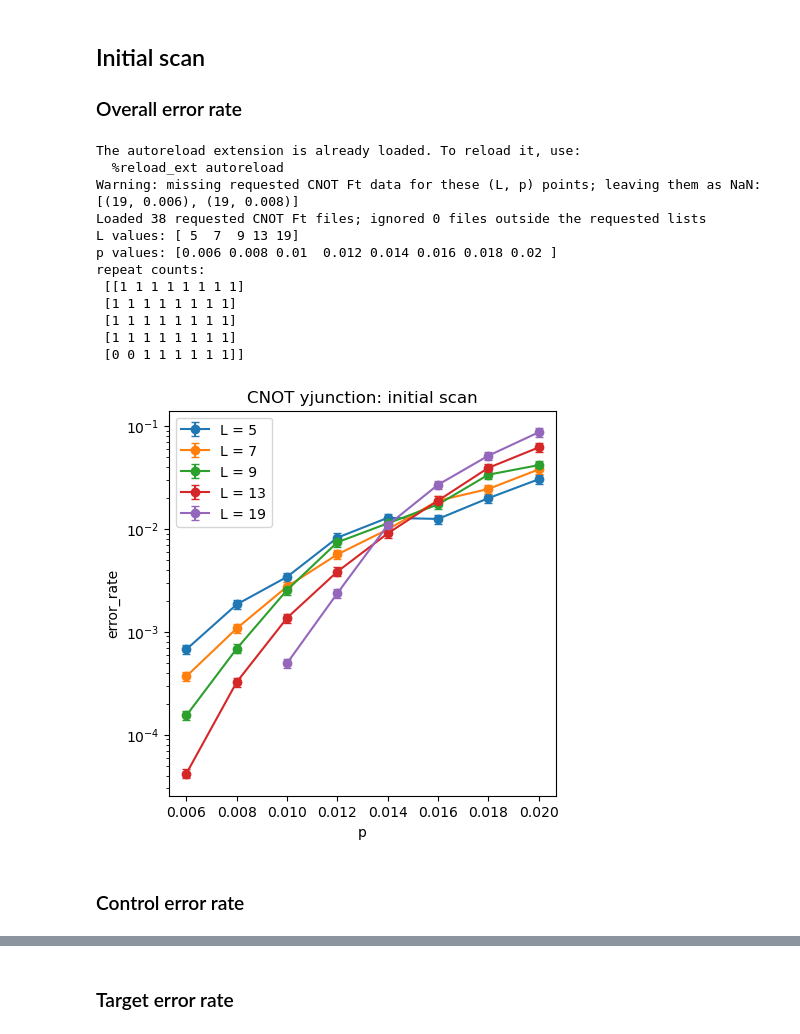
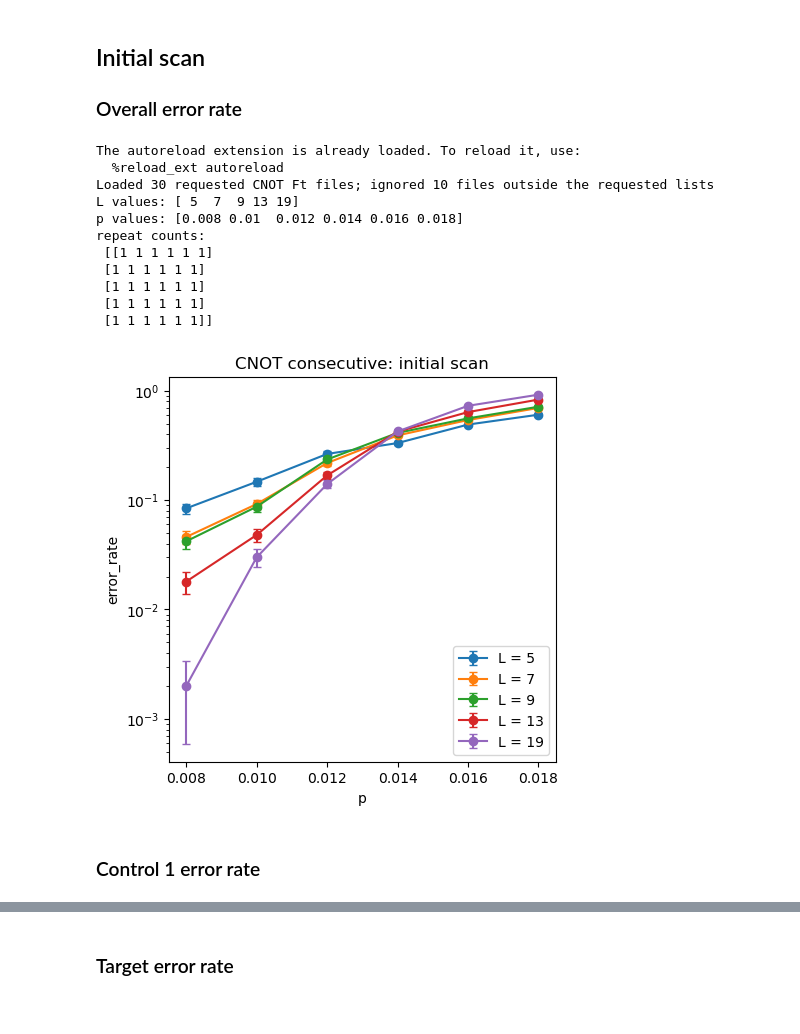
Before and after one commit to njvincent/mp-decoder, a Jupyter notebook: notebooks/cnot_primitive_consecutive_analysis.ipynb, the cells around one changed output, grey strips where cells are left out. Saved outputs shown, nothing was run; the diff lists cells and outputs as text; code cells hidden in the pictures.

```diff
--- a/notebooks/cnot_primitive_consecutive_analysis.ipynb
+++ b/notebooks/cnot_primitive_consecutive_analysis.ipynb
@@ -12,39 +12,39 @@ This file contains analysis for CNOT Primitive Consecutive results (initial scan
 from analysis_utils import load_ft_scan, plot_rate_scan
 
 initial_scan = load_ft_scan(
-    "../results/cnot_yjunction/initial_scan",
-    p_values=[0.006, 0.008, 0.010, 0.012, 0.014, 0.016, 0.018, 0.020],
+    "../results/cnot_primitive_consecutive/initial_scan",
+    p_values=[0.008, 0.010, 0.012, 0.014, 0.016, 0.018],
     L_values=[5, 7, 9, 13, 19],
     expected_repeats=1,
     failure_fields={
         "target": "target_logical_failures",
-        "control": "control_logical_failures",
+        "control_1": "control_1_logical_failures",
+        "control_2": "control_2_logical_failures",
     },
 )
 initial_scan.print_summary()
 # %% [output]
 The autoreload extension is already loaded. To reload it, use:
   %reload_ext autoreload
-Warning: missing requested CNOT Ft data for these (L, p) points; leaving them as NaN: [(19, 0.006), (19, 0.008)]
-Loaded 38 requested CNOT Ft files; ignored 0 files outside the requested lists
+Loaded 30 requested CNOT Ft files; ignored 10 files outside the requested lists
 L values: [ 5  7  9 13 19]
-p values: [0.006 0.008 0.01  0.012 0.014 0.016 0.018 0.02 ]
+p values: [0.008 0.01  0.012 0.014 0.016 0.018]
 repeat counts:
- [[1 1 1 1 1 1 1 1]
- [1 1 1 1 1 1 1 1]
- [1 1 1 1 1 1 1 1]
- [1 1 1 1 1 1 1 1]
- [0 0 1 1 1 1 1 1]]
+ [[1 1 1 1 1 1]
+ [1 1 1 1 1 1]
+ [1 1 1 1 1 1]
+ [1 1 1 1 1 1]
+ [1 1 1 1 1 1]]
 # %%
 plot_rate_scan(
     initial_scan,
-    title="CNOT yjunction: initial scan",
+    title="CNOT consecutive: initial scan",
     ylabel="error_rate",
 )
 # %% [output]
-[figure, old version]
+[figure, new version]
 # %% [markdown]
-### Control error rate
+### Control 1 error rate
 # %%
 plot_rate_scan(
     initial_scan,
```
Also changed, not shown: parts of 11 cells of this notebook.
